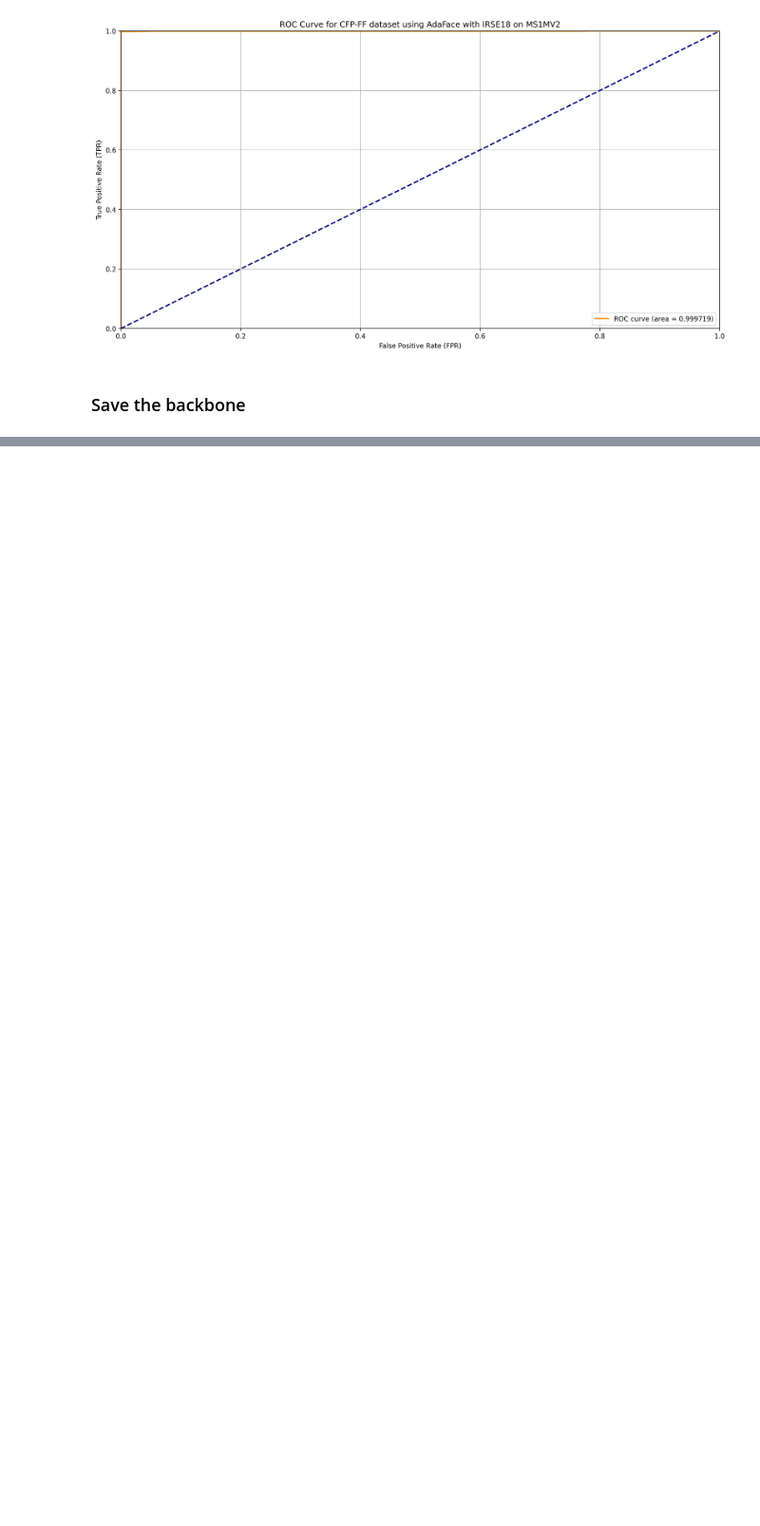
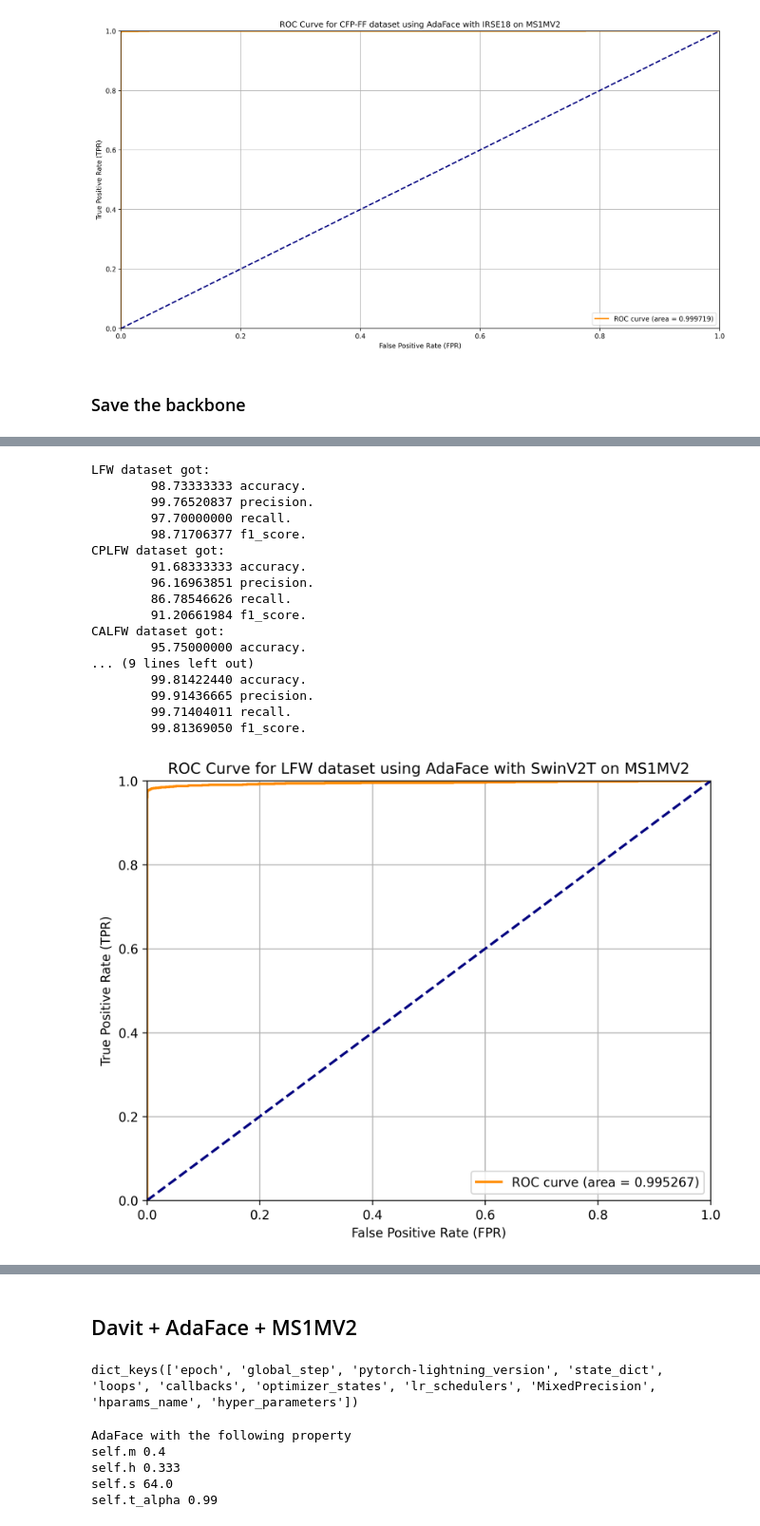
Before and after one commit to Thoalfeqar-gata/Multitask-face-analysis, a Jupyter notebook: model_testing.ipynb, the cells around one changed output, grey strips where cells are left out. Shown at 95% size. Saved outputs shown, nothing was run; the diff lists cells and outputs as text; code cells hidden in the pictures; blank space fills up the shorter version.

Commit message:
Restoring my work from a corrupt git state. Note that some changes have been made to the code

```diff
--- a/model_testing.ipynb
+++ b/model_testing.ipynb
@@ -122,0 +132,2 @@ torch.save(backbone.state_dict(), path)
+# %%
+model = FaceRecognitionModel(**checkpoint['hyper_parameters'])
@@ -122,0 +140,2 @@ torch.save(backbone.state_dict(), path)
+# %%
+model.load_state_dict(checkpoint['state_dict'])
@@ -122,0 +144,4 @@ torch.save(backbone.state_dict(), path)
+# %%
+backbone = model.backbone
+# %%
+metrics = evaluate_backbone(backbone)
@@ -122,0 +159,50 @@ torch.save(backbone.state_dict(), path)
+# %%
+output_dir = os.path.join('data', 'results', 'AdaFace using MS1MV2 and SwinV2T')
+for key in metrics.keys():
+    accuracy, precision, recall, f1_score, auc, fpr, tpr, thresholds = metrics[key]
+
+    print(f'{key} dataset got:')
+    print(f'\t{100 * accuracy:.8f} accuracy.')
+    print(f'\t{100 * precision:.8f} precision.')
+    print(f'\t{100 * recall:.8f} recall.')
+    print(f'\t{100 * f1_score:.8f} f1_score.')
+
+    roc_title = f'ROC Curve for {key} dataset using AdaFace with SwinV2T on MS1MV2'
+    with open(os.path.join(output_dir, 'metrics.txt'), 'a') as f:
+        f.writelines(f"""
+          {key} dataset got:
+          \t{100 * accuracy:.8f} accuracy.
+          \t{100 * precision:.8f} precision.
+          \t{100 * recall:.8f} recall.
+          \t{100 * f1_score:.8f} f1_score.
+    """)
+    plt.figure(figsize = (8, 6), dpi = 300)
+    plt.plot(fpr, tpr, color = 'darkorange', lw = 2, label = f'ROC curve (area = {auc:.6f})')
+    plt.plot([0, 1], [0, 1], color = 'navy', lw = 2, linestyle = '--')
+    plt.xlim([0, 1])
+    plt.ylim([0, 1])
+    plt.xlabel('False Positive Rate (FPR)')
+    plt.ylabel('True Positive Rate (TPR)')
+    plt.title(roc_title)
+    plt.legend(loc = 'lower right')
+    plt.grid(True)
+    plt.savefig(os.path.join(output_dir, f'{roc_title}.png'))
+# %% [output]
+LFW dataset got:
+        98.73333333 accuracy.
+        99.76520837 precision.
+        97.70000000 recall.
+        98.71706377 f1_score.
+CPLFW dataset got:
+        91.68333333 accuracy.
+        96.16963851 precision.
+        86.78546626 recall.
+        91.20661984 f1_score.
+CALFW dataset got:
+        95.75000000 accuracy.
+... (9 lines left out)
+        99.81422440 accuracy.
+        99.91436665 precision.
+        99.71404011 recall.
+        99.81369050 f1_score.
+[figure, added]
@@ -122,0 +217,2 @@ torch.save(backbone.state_dict(), path)
+# %% [markdown]
+## Davit + AdaFace + MS1MV2
@@ -122,0 +222,12 @@ torch.save(backbone.state_dict(), path)
+# %%
+print(checkpoint.keys())
+# %% [output]
+dict_keys(['epoch', 'global_step', 'pytorch-lightning_version', 'state_dict', 'loops', 'callbacks', 'optimizer_states', 'lr_schedulers', 'MixedPrecision', 'hparams_name', 'hyper_parameters'])
+# %%
+model = FaceRecognitionModel(**checkpoint['hyper_parameters'])
+# %% [output]
+AdaFace with the following property
+self.m 0.4
+self.h 0.333
+self.s 64.0
+self.t_alpha 0.99
```
Also changed, not shown: parts of 17 cells of this notebook, 11 other files.
